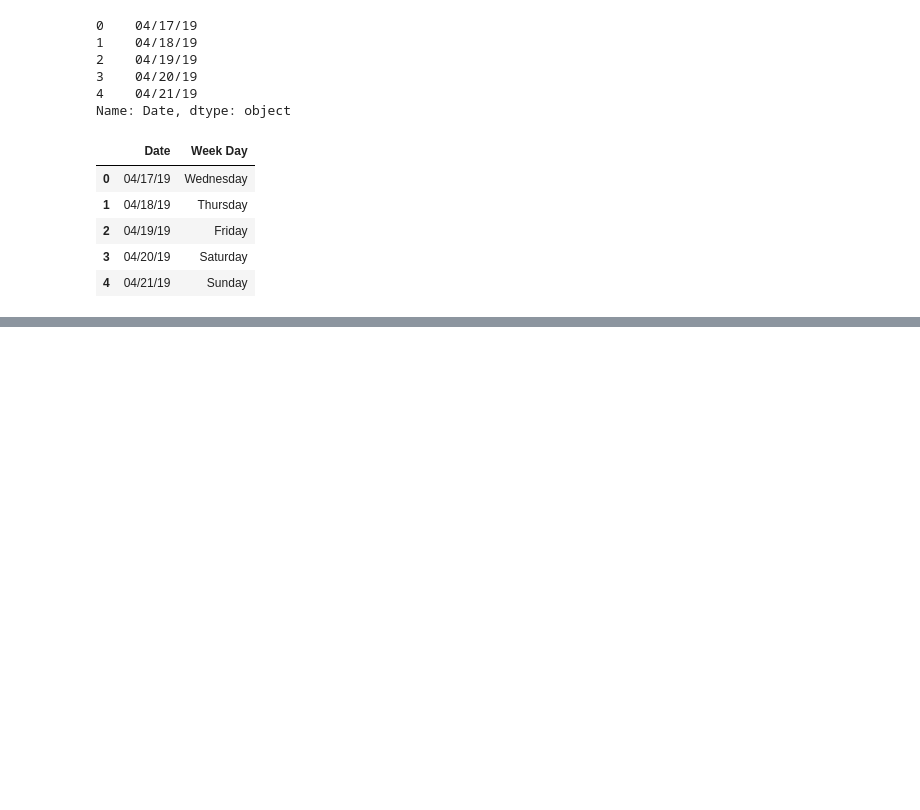
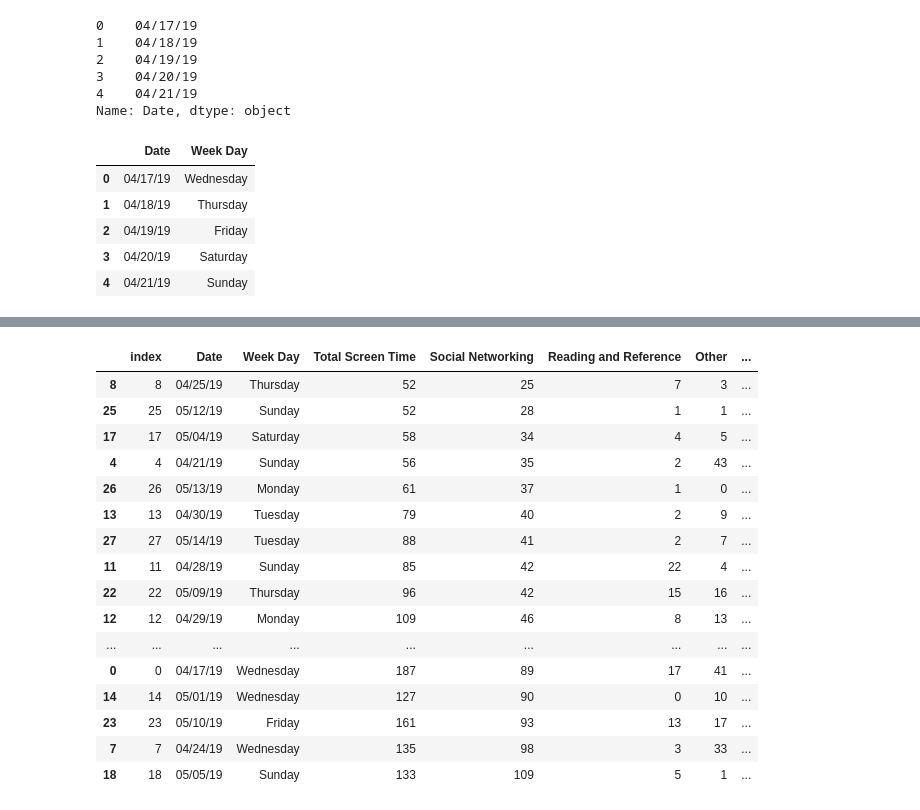
Before and after one commit to auseofficial/ipynb, a Jupyter notebook: panda1.ipynb, the cells around one changed output, grey strips where cells are left out. Cells and saved outputs as stored; diff of their text form; code cells hidden in the pictures; blank space fills up the shorter version.

```diff
--- a/panda1.ipynb
+++ b/panda1.ipynb
@@ -282,0 +353,20 @@ df[['Date','Week Day']].head()
+# %%
+df.sort_values('Social Networking',ascending=True )
+# %% [output]
+|  | index | Date | Week Day | Total Screen Time | Social Networking | Reading and Reference | Other | ... |
+| 8 | 8 | 04/25/19 | Thursday | 52 | 25 | 7 | 3 | ... |
+| 25 | 25 | 05/12/19 | Sunday | 52 | 28 | 1 | 1 | ... |
+| 17 | 17 | 05/04/19 | Saturday | 58 | 34 | 4 | 5 | ... |
+| 4 | 4 | 04/21/19 | Sunday | 56 | 35 | 2 | 43 | ... |
+| 26 | 26 | 05/13/19 | Monday | 61 | 37 | 1 | 0 | ... |
+| 13 | 13 | 04/30/19 | Tuesday | 79 | 40 | 2 | 9 | ... |
+| 27 | 27 | 05/14/19 | Tuesday | 88 | 41 | 2 | 7 | ... |
+| 11 | 11 | 04/28/19 | Sunday | 85 | 42 | 22 | 4 | ... |
+| 22 | 22 | 05/09/19 | Thursday | 96 | 42 | 15 | 16 | ... |
+| 12 | 12 | 04/29/19 | Monday | 109 | 46 | 8 | 13 | ... |
+| ... | ... | ... | ... | ... | ... | ... | ... | ... |
+| 0 | 0 | 04/17/19 | Wednesday | 187 | 89 | 17 | 41 | ... |
+| 14 | 14 | 05/01/19 | Wednesday | 127 | 90 | 0 | 10 | ... |
+| 23 | 23 | 05/10/19 | Friday | 161 | 93 | 13 | 17 | ... |
+| 7 | 7 | 04/24/19 | Wednesday | 135 | 98 | 3 | 33 | ... |
+| 18 | 18 | 05/05/19 | Sunday | 133 | 109 | 5 | 1 | ... |
```
Also changed, not shown: parts of 9 cells of this notebook.
